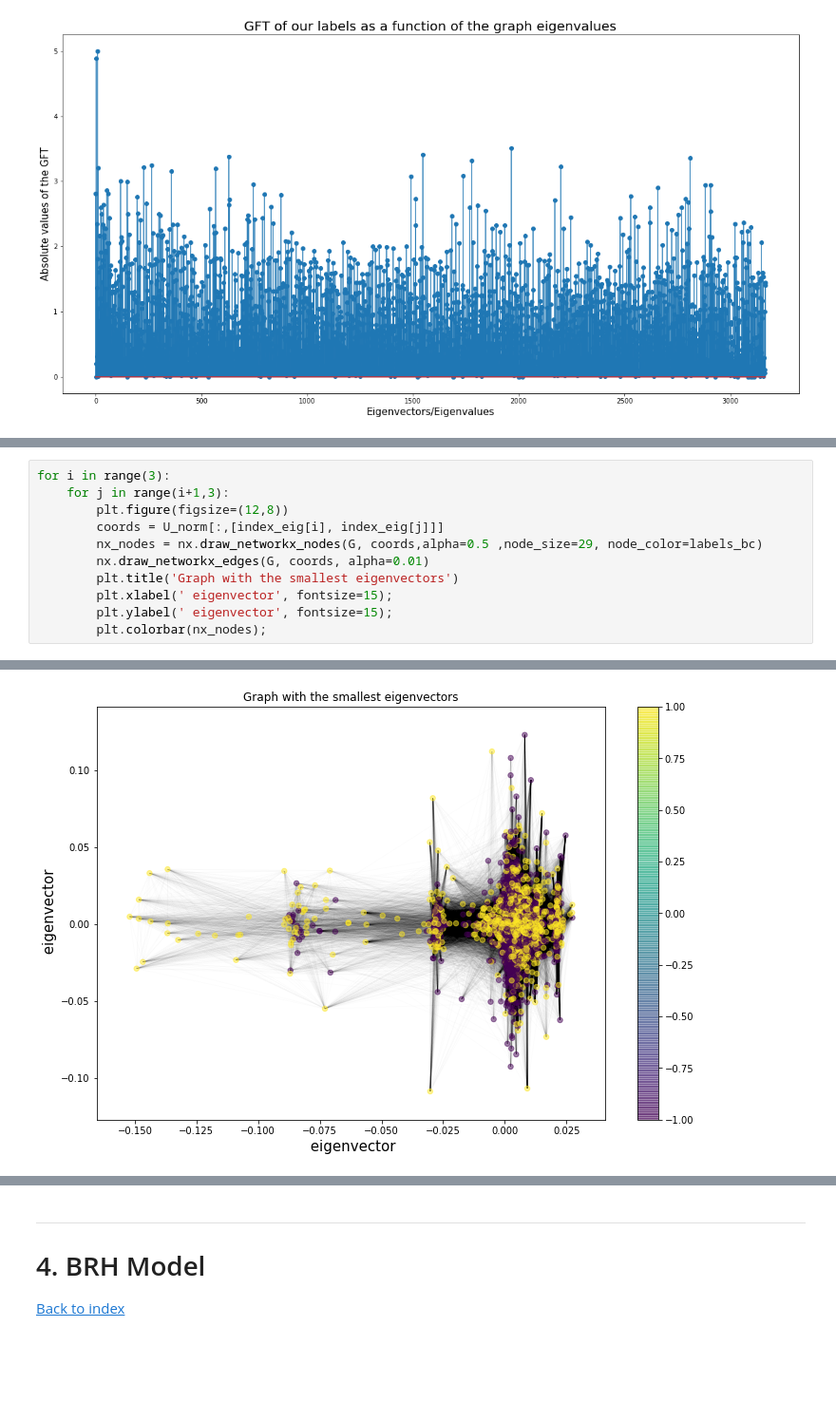
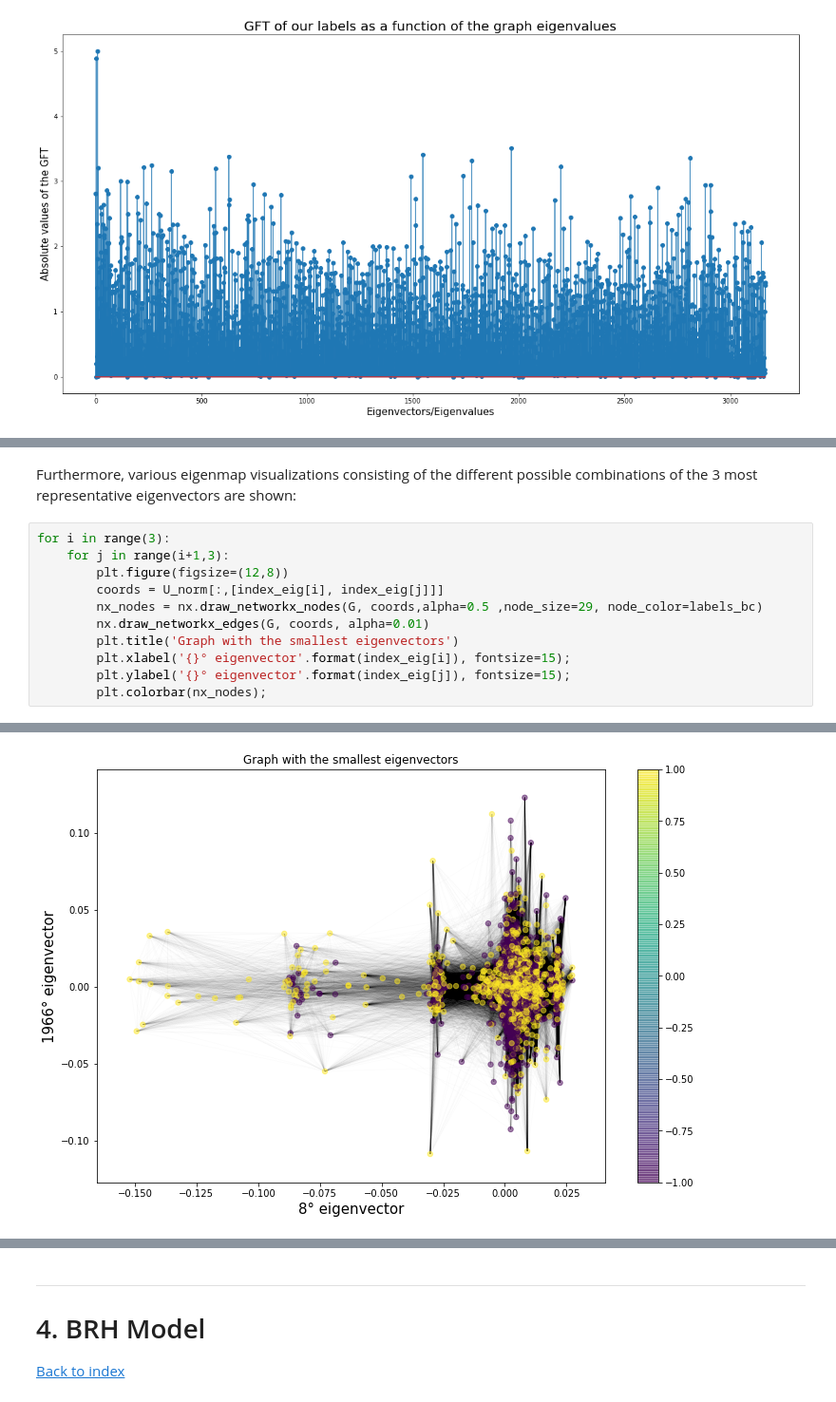
Before and after one commit to rocari96/NTDS-project, a Jupyter notebook: notebook.ipynb, the cells around one changed output, grey strips where cells are left out. Shown at 95% size. Cells and saved outputs as stored; diff of their text form; blank space fills up the shorter version.

```diff
--- a/notebook.ipynb
+++ b/notebook.ipynb
@@ -616,3 +692,5 @@ array([   8,    2, 1966, 1546,  630, 2812, 1778,  263, 2200,  226])
+# %% [markdown]
+Furthermore, various eigenmap visualizations consisting of the different possible combinations of the 3 most representative eigenvectors are shown:
 # %%
 for i in range(3):
     for j in range(i+1,3):
@@ -621,7 +699,7 @@ for i in range(3):
         nx_nodes = nx.draw_networkx_nodes(G, coords,alpha=0.5 ,node_size=29, node_color=labels_bc)
         nx.draw_networkx_edges(G, coords, alpha=0.01)
         plt.title('Graph with the smallest eigenvectors')
-        plt.xlabel(' eigenvector', fontsize=15);
-        plt.ylabel(' eigenvector', fontsize=15);
+        plt.xlabel('{}° eigenvector'.format(index_eig[i]), fontsize=15);
+        plt.ylabel('{}° eigenvector'.format(index_eig[j]), fontsize=15);
         plt.colorbar(nx_nodes);
 # %% [output]
@@ -629 +707 @@ for i in range(3):
-[figure, old version]
+[figure, new version]
```
Also changed, not shown: parts of 112 cells of this notebook.
